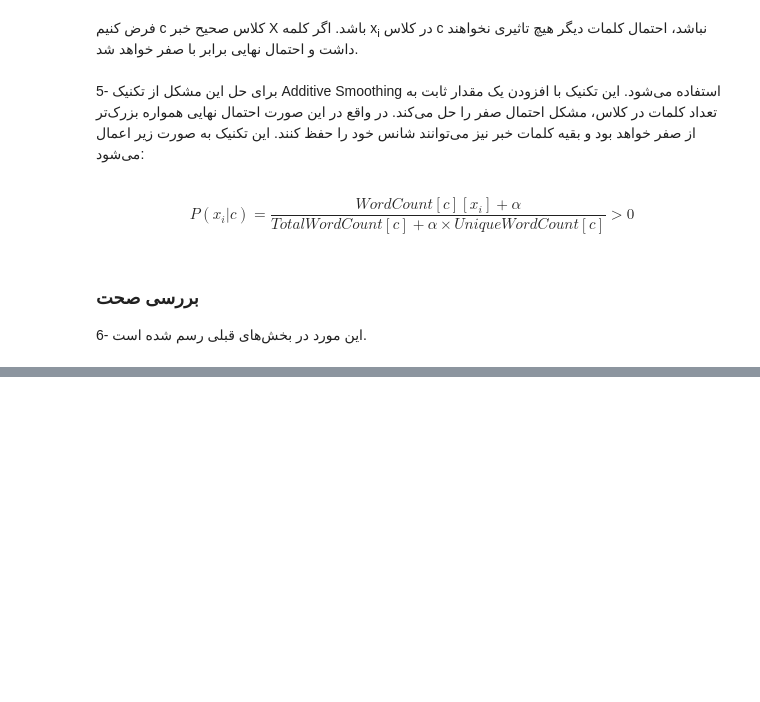
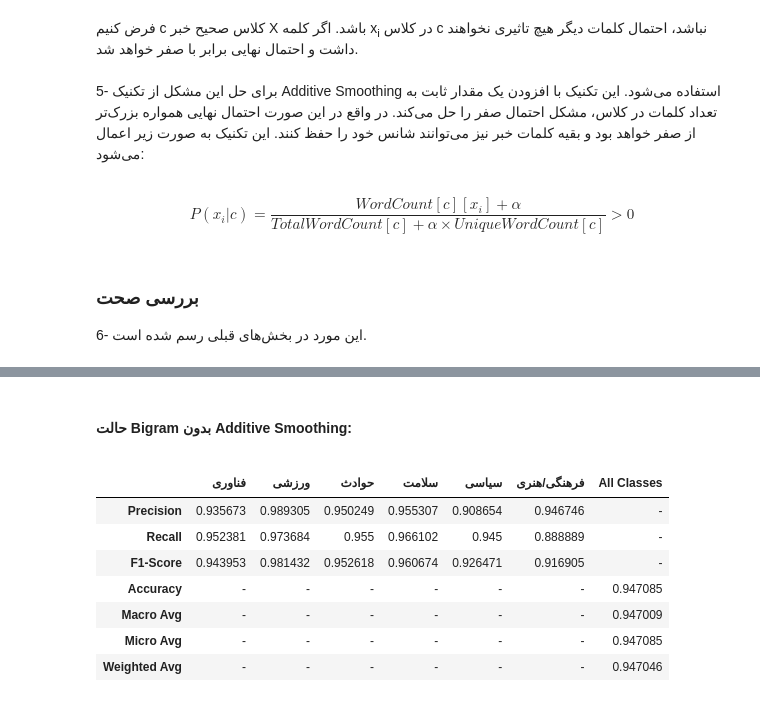
Before and after one commit to PashaBarahimi/Artificial-Intelligence-Projects, a Jupyter notebook: CA4 - Naive Bayes/AI-CA4-810199385.ipynb, the cells around one changed output, grey strips where cells are left out. Saved outputs shown, nothing was run; the diff lists cells and outputs as text; code cells hidden in the pictures; blank space fills up the shorter version.

```diff
--- a/CA4 - Naive Bayes/AI-CA4-810199385.ipynb
+++ b/CA4 - Naive Bayes/AI-CA4-810199385.ipynb
@@ -387,0 +537,16 @@ $$P(x_i|c)=\dfrac{WordCount[c][x_i]+\alpha}{TotalWordCount[c]+\alpha\times Uniqu
+# %% [markdown]
+<div dir='rtl'>
+<h4>حالت Bigram بدون Additive Smoothing:</h4>
+</div>
+# %%
+resBiWithoutSmoothing, reportBiWithoutSmoothing = bigramClassifier.test(test_df)
+display(reportBiWithoutSmoothing)
+# %% [output]
+|  | فناوری | ورزشی | حوادث | سلامت | سیاسی | فرهنگی/هنری | All Classes |
+| Precision | 0.935673 | 0.989305 | 0.950249 | 0.955307 | 0.908654 | 0.946746 | - |
+| Recall | 0.952381 | 0.973684 | 0.955 | 0.966102 | 0.945 | 0.888889 | - |
+| F1-Score | 0.943953 | 0.981432 | 0.952618 | 0.960674 | 0.926471 | 0.916905 | - |
+| Accuracy | - | - | - | - | - | - | 0.947085 |
+| Macro Avg | - | - | - | - | - | - | 0.947009 |
+| Micro Avg | - | - | - | - | - | - | 0.947085 |
+| Weighted Avg | - | - | - | - | - | - | 0.947046 |
```
Also changed, not shown: parts of 16 cells of this notebook.
